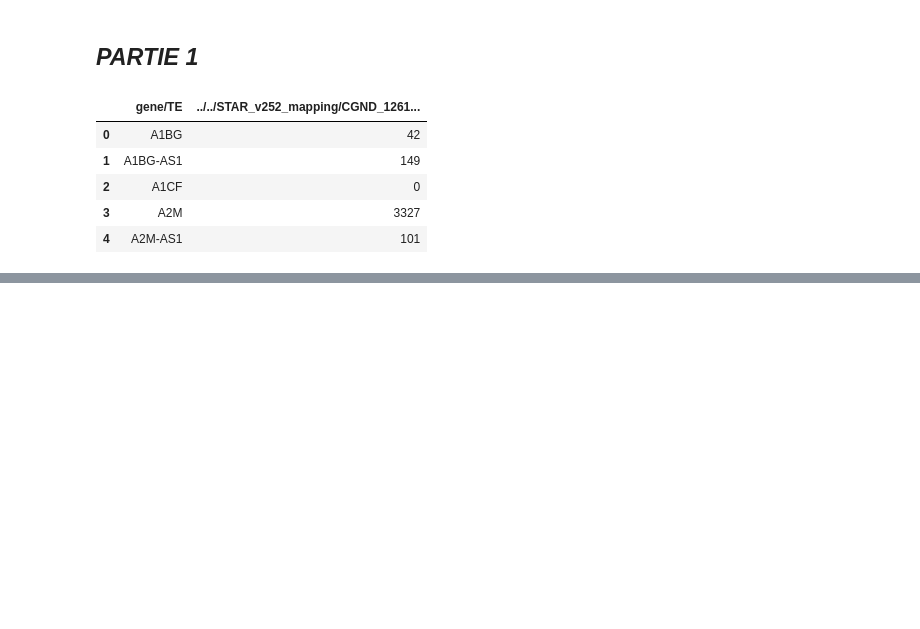
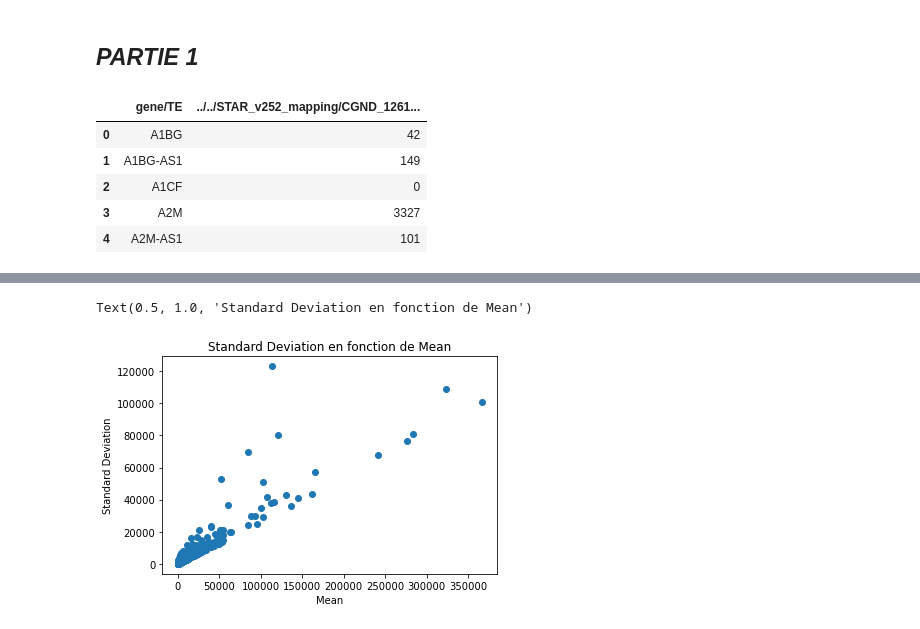
Before and after one commit to SamSamV/Bio-info, a Jupyter notebook: main.ipynb, the cells around one changed output, grey strips where cells are left out. Drawn from its saved outputs; the diff is of its cells as text; code cells hidden in the pictures; blank space fills up the shorter version.

```diff
--- a/main.ipynb
+++ b/main.ipynb
@@ -123,0 +213,8 @@ print(df)
+# %%
+plt.scatter(x = data_matrix.mean().values,  y =data_matrix.std().values)
+plt.ylabel("Standard Deviation")
+plt.xlabel("Mean")
+plt.title("Standard Deviation en fonction de Mean")
+# %% [output]
+Text(0.5, 1.0, 'Standard Deviation en fonction de Mean')
+[figure, added]
```
Also changed, not shown: parts of 14 cells of this notebook.
